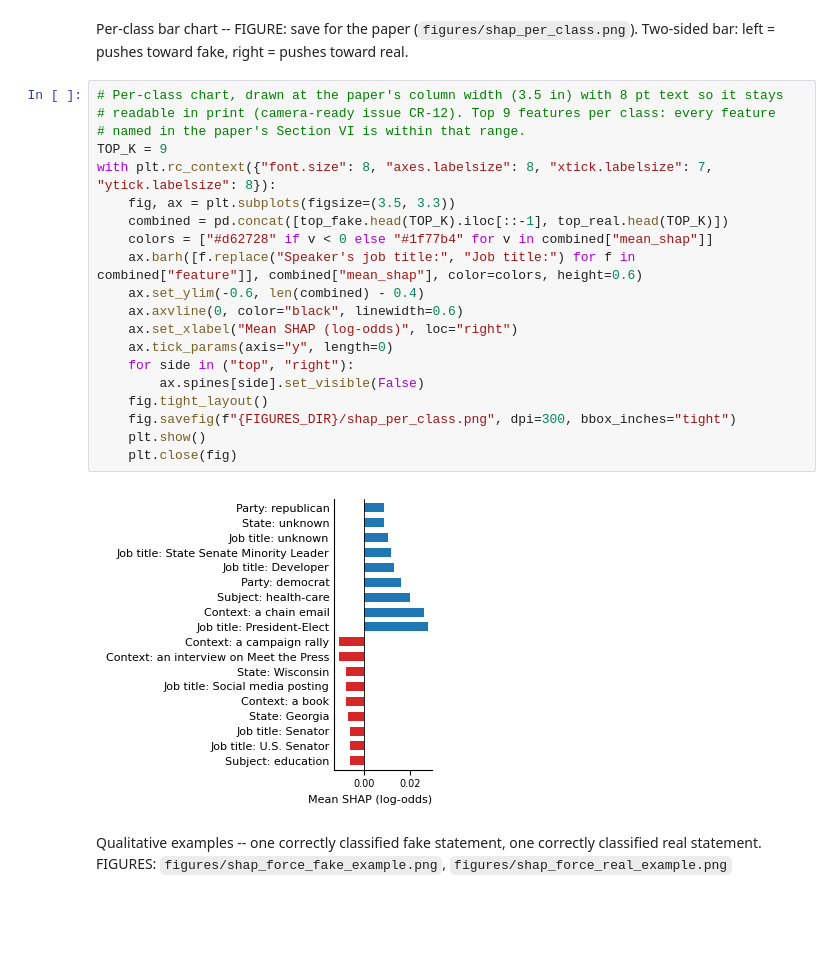
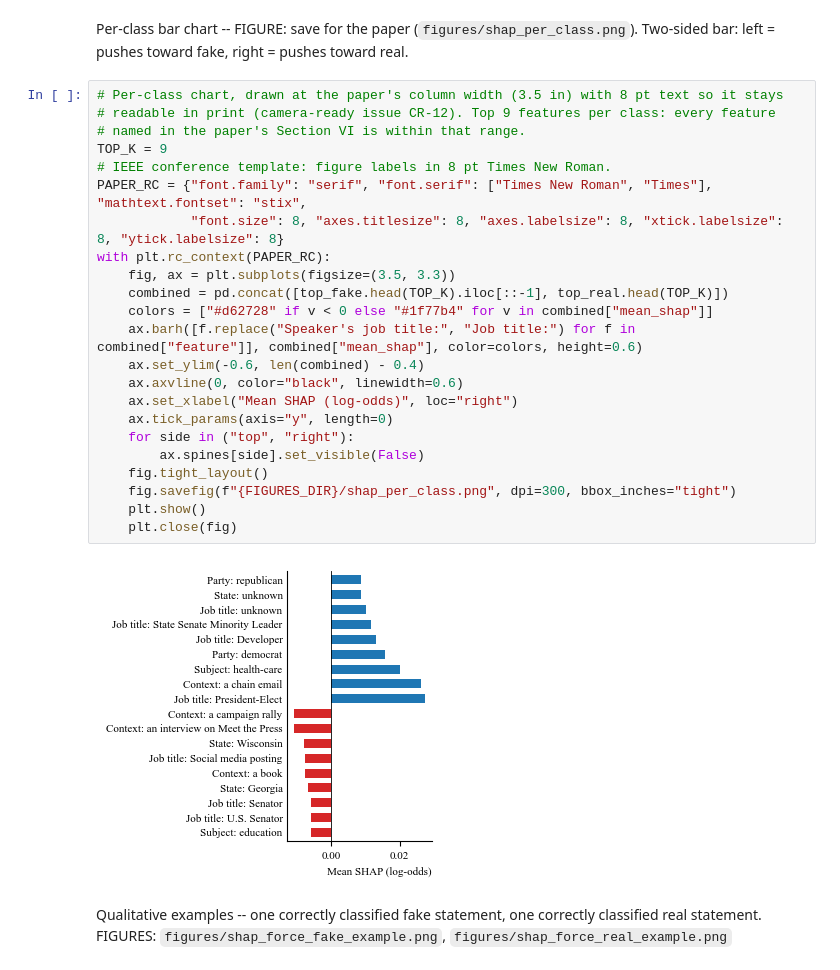
Before and after one commit to Ravindu-Pathirana/Fake-News-Detection, a Jupyter notebook: Updated Improvements/shap_explainability_v1.ipynb, the cells around one changed output. Cells and saved outputs as stored; diff of their text form; blank space fills up the shorter version.

```diff
--- a/Updated Improvements/shap_explainability_v1.ipynb
+++ b/Updated Improvements/shap_explainability_v1.ipynb
@@ -279,25 +279,28 @@ bar: left = pushes toward fake, right = pushes toward real.
 # %%
 # Per-class chart, drawn at the paper's column width (3.5 in) with 8 pt text so it stays
 # readable in print (camera-ready issue CR-12). Top 9 features per class: every feature
 # named in the paper's Section VI is within that range.
 TOP_K = 9
-with plt.rc_context({"font.size": 8, "axes.labelsize": 8, "xtick.labelsize": 7, "ytick.labelsize": 8}):
+# IEEE conference template: figure labels in 8 pt Times New Roman.
+PAPER_RC = {"font.family": "serif", "font.serif": ["Times New Roman", "Times"], "mathtext.fontset": "stix",
+            "font.size": 8, "axes.titlesize": 8, "axes.labelsize": 8, "xtick.labelsize": 8, "ytick.labelsize": 8}
+with plt.rc_context(PAPER_RC):
     fig, ax = plt.subplots(figsize=(3.5, 3.3))
     combined = pd.concat([top_fake.head(TOP_K).iloc[::-1], top_real.head(TOP_K)])
     colors = ["#d62728" if v < 0 else "#1f77b4" for v in combined["mean_shap"]]
     ax.barh([f.replace("Speaker's job title:", "Job title:") for f in combined["feature"]], combined["mean_shap"], color=colors, height=0.6)
     ax.set_ylim(-0.6, len(combined) - 0.4)
     ax.axvline(0, color="black", linewidth=0.6)
     ax.set_xlabel("Mean SHAP (log-odds)", loc="right")
     ax.tick_params(axis="y", length=0)
     for side in ("top", "right"):
         ax.spines[side].set_visible(False)
     fig.tight_layout()
     fig.savefig(f"{FIGURES_DIR}/shap_per_class.png", dpi=300, bbox_inches="tight")
     plt.show()
     plt.close(fig)
 # %% [output]
-[figure, old version]
+[figure, new version]
 # %% [markdown]
 Qualitative examples -- one correctly classified fake statement, one correctly classified
 real statement. FIGURES: `figures/shap_force_fake_example.png`, `figures/shap_force_real_example.png`
```
Also changed, not shown: parts of 1 cell of this notebook, 3 other files.
